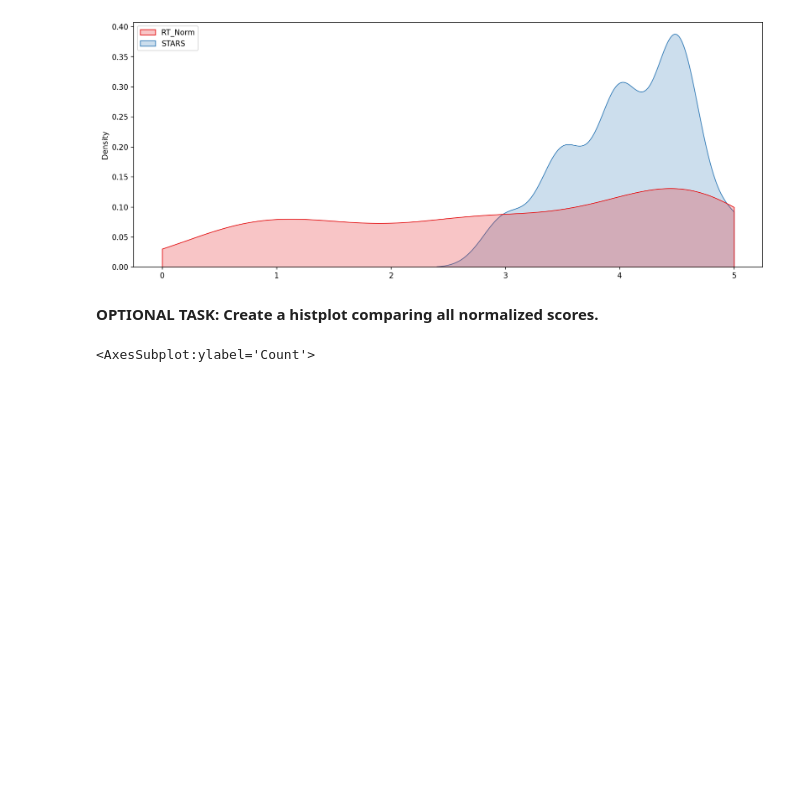
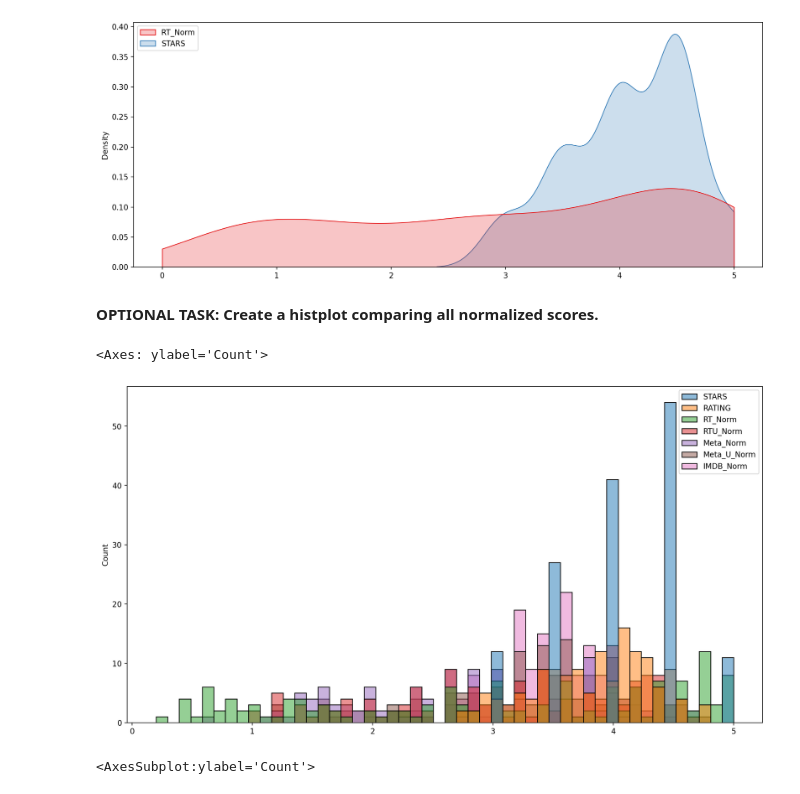
Before and after one commit to JisungWoo/UdemyCourse, a Jupyter notebook: 06-Capstone-Project/00-Capstone-Project_practice.ipynb, the cells around one changed output. Drawn from its saved outputs; the diff is of its cells as text; code cells hidden in the pictures; blank space fills up the shorter version.

```diff
--- a/06-Capstone-Project/00-Capstone-Project_practice.ipynb
+++ b/06-Capstone-Project/00-Capstone-Project_practice.ipynb
@@ -704,0 +752,4 @@ Keep in mind, a simple way to convert ratings:
+# %%
+# CODE HERE
+df['RT_Norm'] = np.round(df['RottenTomatoes']/20,1)
+df['RTU_Norm'] =  np.round(df['RottenTomatoes_User']/20,1)
@@ -753,3 +861,11 @@ Quick Note if you have issues moving the legend for a seaborn kdeplot: https://g
+# %%
+#CODE HERE
+plt.figure(figsize=(15,8), dpi=200)
+
+sns.histplot(data=norm_scores, bins=50)
+# %% [output]
+<Axes: ylabel='Count'>
+[figure, added]
 # %%
 # %% [output]
 <AxesSubplot:ylabel='Count'>
```
Also changed, not shown: parts of 18 cells of this notebook.
